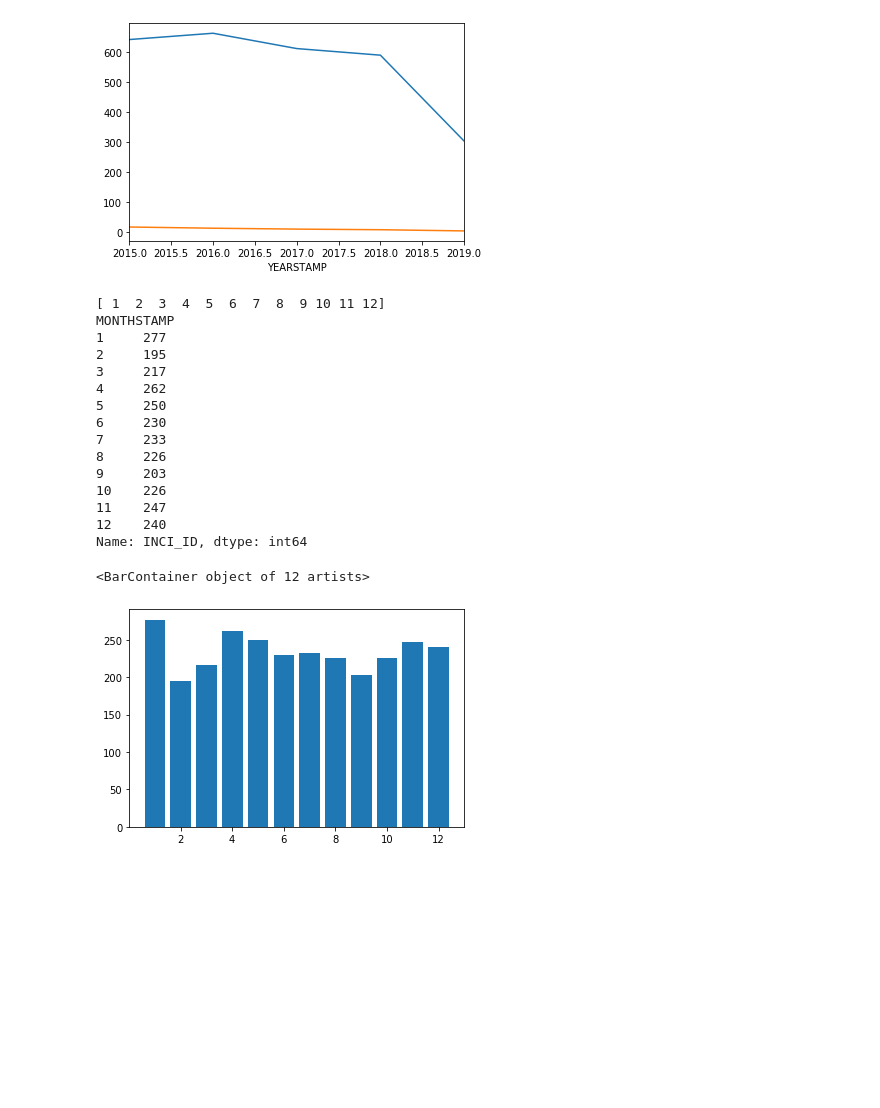
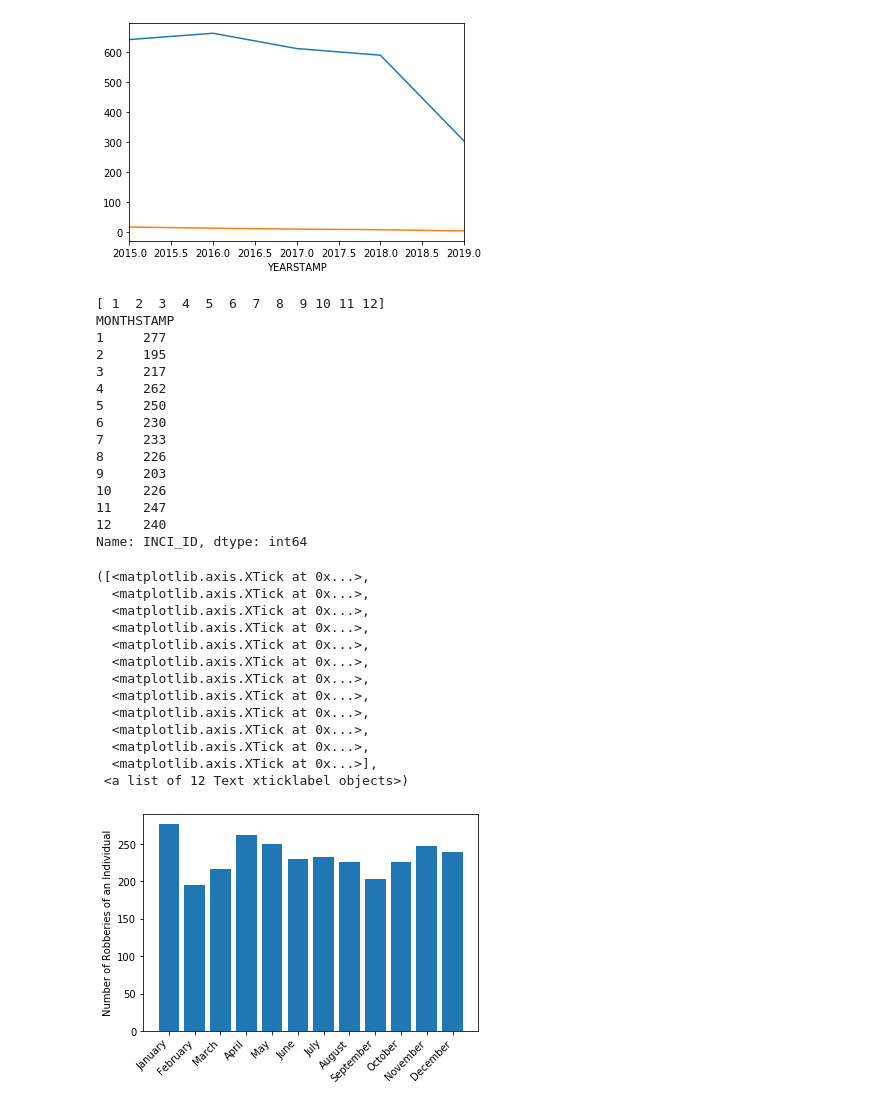
Before and after one commit to M-Eggleston/AnalyzeDurham, a Jupyter notebook: OpenDurham.ipynb, the cells around one changed output. Drawn from its saved outputs; the diff is of its cells as text; code cells hidden in the pictures; blank space fills up the shorter version.

Commit message:
Adjusted bar chart labels, added cells for cleaning charge duplicates. Formatted some comments and text.

```diff
--- a/OpenDurham.ipynb
+++ b/OpenDurham.ipynb
@@ -210,6 +212,9 @@ Corrected_years.count()
 # %% [markdown]
 ## Plotting some basic info about crimes in the city
 Let's compare the change in number and rate of a few crimes over the years. For the rates, we will need some population data (or at least some very good guessing).
+# %%
+# Let's define a couple of arrays for formatting plots in the cells below
+month_labels = ["January","February","March","April","May","June","July","August","September","October","November","December"]
 # %%
 indiv_robberies = DPD_Crime[DPD_Crime["CHRGDESC"].str.contains("ROBBERY - INDIVIDUAL")]
 pursesnatching =  DPD_Crime[DPD_Crime["CHRGDESC"].str.contains("LARCENY - PURSESNATCHING")]
@@ -221,23 +226,37 @@ pursesnatching.groupby(["YEARSTAMP"]).count()["OBJECTID"].plot()
 # %%
 # Which month of the year has the most robberies of an individual?
 print(indiv_robberies["MONTHSTAMP"].sort_values().unique())
 print(indiv_robberies.groupby(["MONTHSTAMP"]).count()["INCI_ID"])
 plt.bar(indiv_robberies["MONTHSTAMP"].sort_values().unique(),indiv_robberies.groupby(["MONTHSTAMP"]).count()["INCI_ID"])
+plt.ylabel('Number of Robberies of an Individual')
+plt.xticks(indiv_robberies["MONTHSTAMP"].sort_values().unique(),month_labels,rotation=45,horizontalalignment='right')
 # %% [output]
 [ 1  2  3  4  5  6  7  8  9 10 11 12]
 MONTHSTAMP
 1     277
 2     195
 3     217
 4     262
 5     250
 6     230
 7     233
 8     226
 9     203
 10    226
 11    247
 12    240
 Name: INCI_ID, dtype: int64
-<BarContainer object of 12 artists>
+([<matplotlib.axis.XTick at 0x...>,
+  <matplotlib.axis.XTick at 0x...>,
+  <matplotlib.axis.XTick at 0x...>,
+  <matplotlib.axis.XTick at 0x...>,
+  <matplotlib.axis.XTick at 0x...>,
+  <matplotlib.axis.XTick at 0x...>,
+  <matplotlib.axis.XTick at 0x...>,
+  <matplotlib.axis.XTick at 0x...>,
+  <matplotlib.axis.XTick at 0x...>,
+  <matplotlib.axis.XTick at 0x...>,
+  <matplotlib.axis.XTick at 0x...>,
+  <matplotlib.axis.XTick at 0x...>],
+ <a list of 12 Text xticklabel objects>)
-[figure, old version]
+[figure, new version]
```
Also changed, not shown: parts of 7 cells of this notebook, 1 other file.
